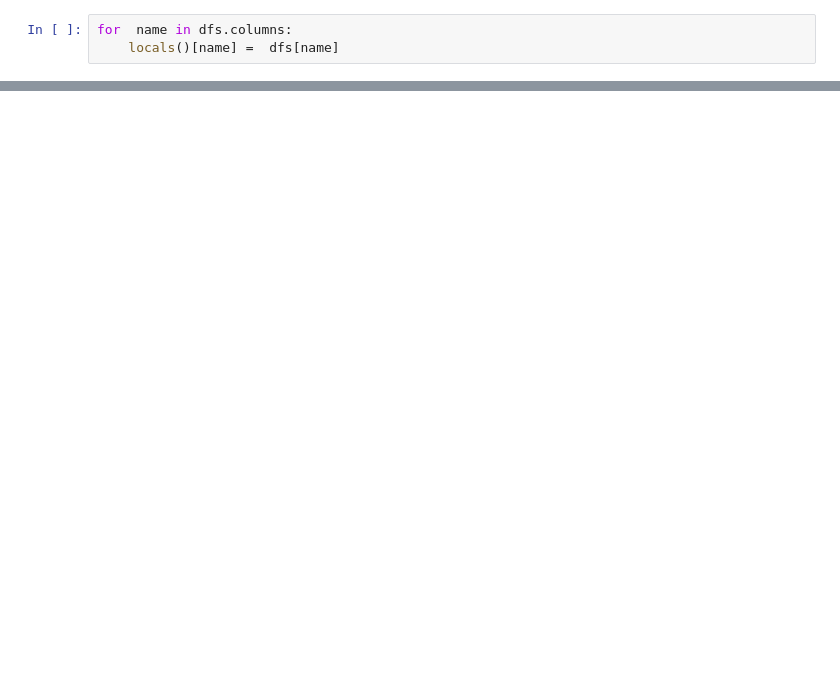
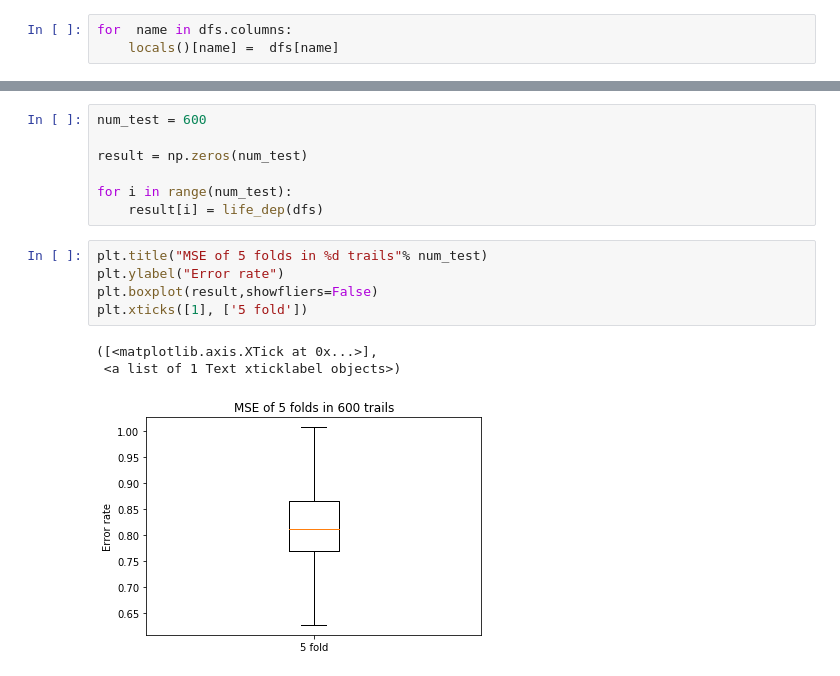
Before and after one commit to djzts/EE4389w, a Jupyter notebook: Untitled Folder/2.10.ipynb, the cells around one changed output, grey strips where cells are left out. Saved outputs shown, nothing was run; the diff lists cells and outputs as text; blank space fills up the shorter version.

```diff
--- a/Untitled Folder/2.10.ipynb
+++ b/Untitled Folder/2.10.ipynb
@@ -32,0 +143,16 @@ print(LIFE_EXPECT[0])
+# %%
+num_test = 600
+
+result = np.zeros(num_test)
+
+for i in range(num_test):
+    result[i] = life_dep(dfs)
+# %%
+plt.title("MSE of 5 folds in %d trails"% num_test)
+plt.ylabel("Error rate")
+plt.boxplot(result,showfliers=False)
+plt.xticks([1], ['5 fold'])
+# %% [output]
+([<matplotlib.axis.XTick at 0x...>],
+ <a list of 1 Text xticklabel objects>)
+[figure, added]
```
Also changed, not shown: parts of 15 cells of this notebook, 4 other files.
